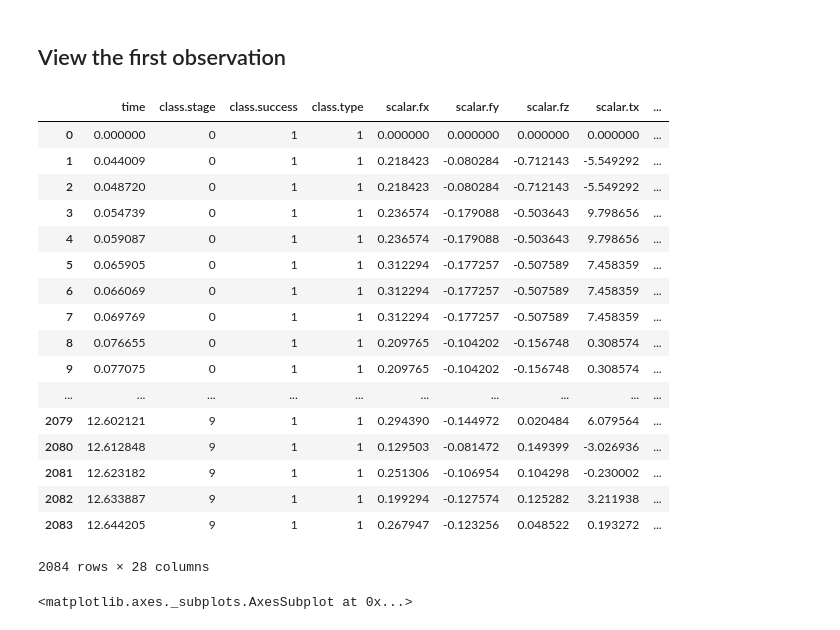
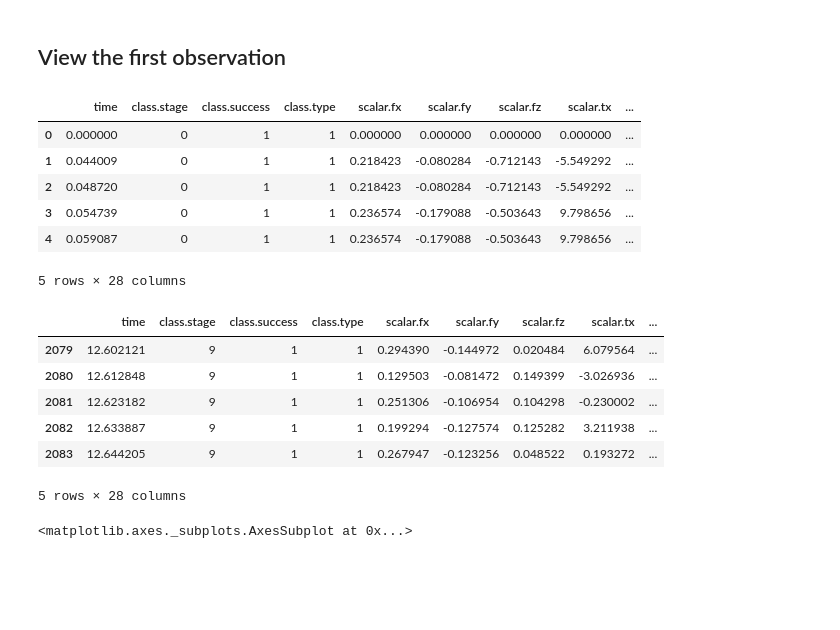
Before and after one commit to CaptainCabbage/LSTM_type_stage_forecasting, a Jupyter notebook: LSTM_type_stage_forecating.ipynb, the cells around one changed output. Cells and saved outputs as stored; diff of their text form; code cells hidden in the pictures; blank space fills up the shorter version.

```diff
--- a/LSTM_type_stage_forecating.ipynb
+++ b/LSTM_type_stage_forecating.ipynb
@@ -36,26 +36,25 @@ Wall time: 15.1 s
 # %% [markdown]
 ## View the first observation
 # %%
-dfs[0]
+dfs[0].head(5)
 # %% [output]
 |  | time | class.stage | class.success | class.type | scalar.fx | scalar.fy | scalar.fz | scalar.tx | ... |
 | 0 | 0.000000 | 0 | 1 | 1 | 0.000000 | 0.000000 | 0.000000 | 0.000000 | ... |
 | 1 | 0.044009 | 0 | 1 | 1 | 0.218423 | -0.080284 | -0.712143 | -5.549292 | ... |
 | 2 | 0.048720 | 0 | 1 | 1 | 0.218423 | -0.080284 | -0.712143 | -5.549292 | ... |
 | 3 | 0.054739 | 0 | 1 | 1 | 0.236574 | -0.179088 | -0.503643 | 9.798656 | ... |
 | 4 | 0.059087 | 0 | 1 | 1 | 0.236574 | -0.179088 | -0.503643 | 9.798656 | ... |
-| 5 | 0.065905 | 0 | 1 | 1 | 0.312294 | -0.177257 | -0.507589 | 7.458359 | ... |
-| 6 | 0.066069 | 0 | 1 | 1 | 0.312294 | -0.177257 | -0.507589 | 7.458359 | ... |
-| 7 | 0.069769 | 0 | 1 | 1 | 0.312294 | -0.177257 | -0.507589 | 7.458359 | ... |
-| 8 | 0.076655 | 0 | 1 | 1 | 0.209765 | -0.104202 | -0.156748 | 0.308574 | ... |
-| 9 | 0.077075 | 0 | 1 | 1 | 0.209765 | -0.104202 | -0.156748 | 0.308574 | ... |
-| ... | ... | ... | ... | ... | ... | ... | ... | ... | ... |
-| 2079 | 12.602121 | 9 | 1 | 1 | 0.294390 | -0.144972 | 0.020484 | 6.079564 | ... |
-| 2080 | 12.612848 | 9 | 1 | 1 | 0.129503 | -0.081472 | 0.149399 | -3.026936 | ... |
-| 2081 | 12.623182 | 9 | 1 | 1 | 0.251306 | -0.106954 | 0.104298 | -0.230002 | ... |
-| 2082 | 12.633887 | 9 | 1 | 1 | 0.199294 | -0.127574 | 0.125282 | 3.211938 | ... |
-| 2083 | 12.644205 | 9 | 1 | 1 | 0.267947 | -0.123256 | 0.048522 | 0.193272 | ... |
-2084 rows × 28 columns
+5 rows × 28 columns
+# %%
+dfs[0].tail(5)
+# %% [output]
+|  | time | class.stage | class.success | class.type | scalar.fx | scalar.fy | scalar.fz | scalar.tx | ... |
+| 2079 | 12.602121 | 9 | 1 | 1 | 0.294390 | -0.144972 | 0.020484 | 6.079564 | ... |
+| 2080 | 12.612848 | 9 | 1 | 1 | 0.129503 | -0.081472 | 0.149399 | -3.026936 | ... |
+| 2081 | 12.623182 | 9 | 1 | 1 | 0.251306 | -0.106954 | 0.104298 | -0.230002 | ... |
+| 2082 | 12.633887 | 9 | 1 | 1 | 0.199294 | -0.127574 | 0.125282 | 3.211938 | ... |
+| 2083 | 12.644205 | 9 | 1 | 1 | 0.267947 | -0.123256 | 0.048522 | 0.193272 | ... |
+5 rows × 28 columns
 # %%
 dfs[0].interpolate().plot()
 # %% [output]
```
Also changed, not shown: parts of 1 cell of this notebook.
